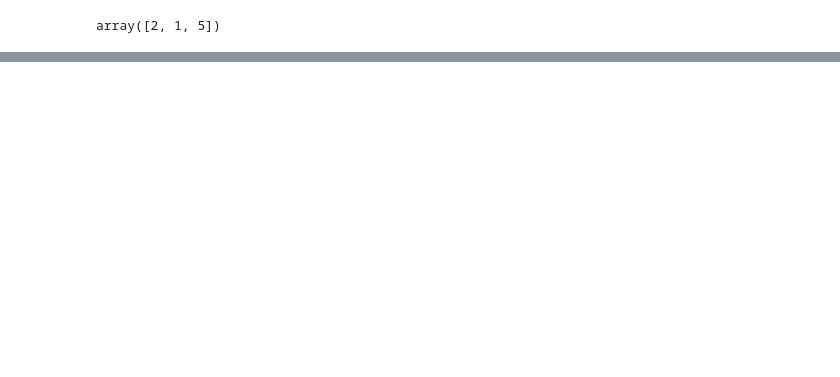
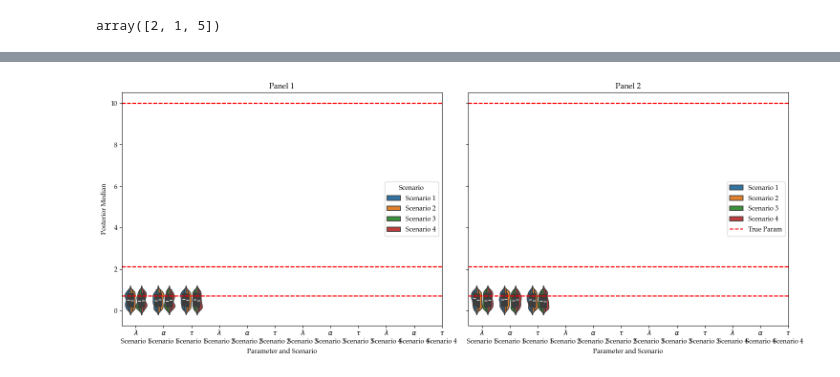
Before and after one commit to LuSchumacher/prospect_theory, a Jupyter notebook: notebooks/03_simulation_study.ipynb, the cells around one changed output, grey strips where cells are left out. Cells and saved outputs as stored; diff of their text form; code cells hidden in the pictures; blank space fills up the shorter version.

```diff
--- a/notebooks/03_simulation_study.ipynb
+++ b/notebooks/03_simulation_study.ipynb
@@ -236,0 +301,69 @@ gamble_new
+# %%
+# Plotting
+fig, axes = plt.subplots(1, 2, figsize=(15, 6), sharey=True)
+
+for i, panel in enumerate(panels):  # Loop over panels
+    ax = axes[i]
+    sns.violinplot(x='Parameter_Scenario', y='Value', data=df[df['Panel'] == panel], ax=ax)
+    for j in range(3):  # Loop over parameters
+        for k in range(4):  # Loop over scenarios
+            ax.axhline(y=true_params[i, j], color='r', linestyle='--', label='True Param' if j == 0 and k == 0 else "")
+    ax.set_title(panel)
+    ax.set_xlabel('Parameter and Scenario')
+    if i == 0:
+        ax.set_ylabel('Posterior Median')
+    if i == 1:
+        ax.legend()
+
+plt.tight_layout()
+plt.show()
+# %%
+import numpy as np
+import matplotlib.pyplot as plt
+import seaborn as sns
+import pandas as pd
+
+# Example data
+pt_post_median = np.random.rand(2, 4, 200, 3)  # Replace with your actual data
+true_params = np.array([[2.1, 0.7, 10], [2.1, 0.7, 10]])  # Replace with your actual true parameters
+
+# Prepare data for plotting
+data = []
+param_names = [r'$\lambda$', r'$\alpha$', r'$\tau$']
+panels = ['Panel 1', 'Panel 2']
+
+for i in range(2):  # Loop over panels
+    for j in range(3):  # Loop over parameters
+        for k in range(4):  # Loop over scenarios
+            for l in range(200):  # Loop over repetitions
+                data.append([panels[i], f'{param_names[j]}', f'Scenario {k+1}', pt_post_median[i, k, l, j]])
+
+data = np.array(data)
+df = pd.DataFrame(data, columns=['Panel', 'Parameter', 'Scenario', 'Value'])
+df['Value'] = df['Value'].astype(float)
+
+# Plotting
+fig, axes = plt.subplots(1, 2, figsize=(15, 6), sharey=True)
+
+for i, panel in enumerate(panels):  # Loop over panels
+    ax = axes[i]
+    sns.violinplot(x='Parameter', y='Value', hue='Scenario', data=df[df['Panel'] == panel], ax=ax, split=True)
+    for j in range(3):  # Loop over parameters
+        for k in range(4):  # Loop over scenarios
+            ax.axhline(y=true_params[i, j], color='r', linestyle='--', label='True Param' if j == 0 and k == 0 else "")
+    ax.set_title(panel)
+    ax.set_xlabel('Parameter and Scenario')
+    if i == 0:
+        ax.set_ylabel('Posterior Median')
+    if i == 1:
+        ax.legend()
+
+# Customizing x-axis labels
+for ax in axes:
+    ax.set_xticks(np.arange(12))
+    ax.set_xticklabels([f'{param}\nScenario {scenario}' for scenario in range(1, 5) for param in param_names])
+
+plt.tight_layout()
+plt.show()
+# %% [output]
+[figure, added]
```
Also changed, not shown: parts of 17 cells of this notebook, 7 other files.
